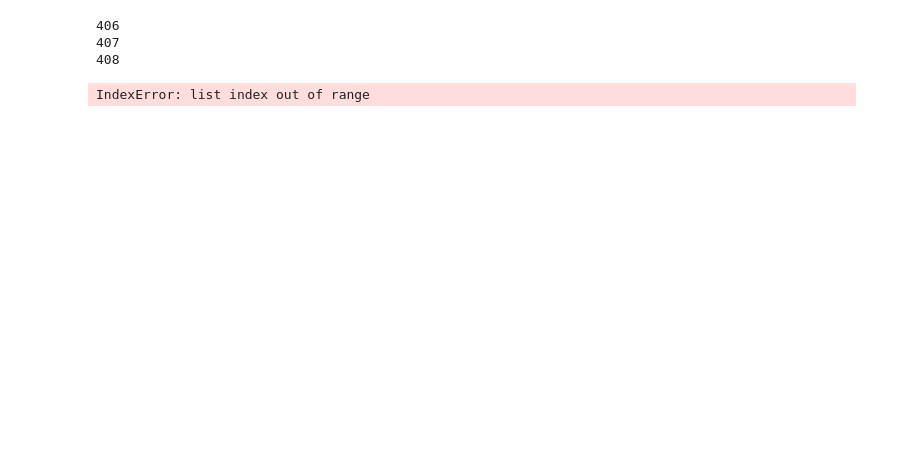
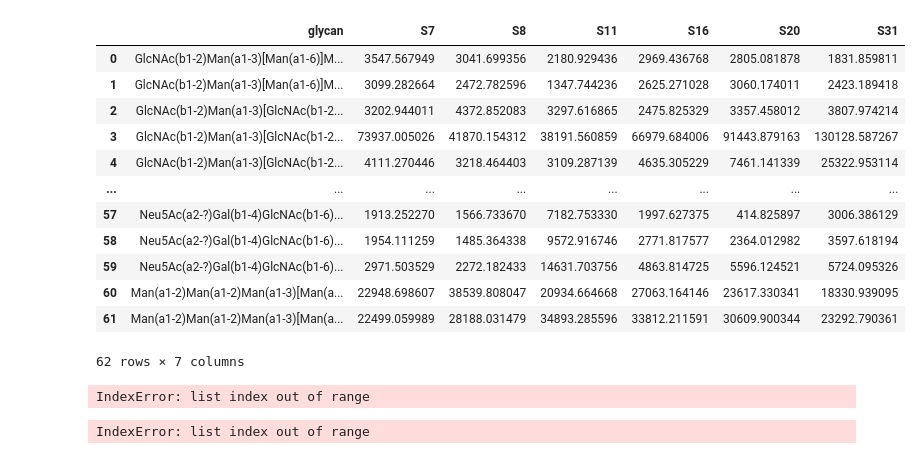
Before and after one commit to fubin1999/HCC-N-glycome, a Jupyter notebook: src/network/try_get_differential_biosynthesis.ipynb, the cells around one changed output. Cells and saved outputs as stored; diff of their text form; code cells hidden in the pictures; blank space fills up the shorter version.

Commit message:
Did more debugging on `get_differential_biosynthesis`.

```diff
--- a/src/network/try_get_differential_biosynthesis.ipynb
+++ b/src/network/try_get_differential_biosynthesis.ipynb
@@ -49,8 +48,22 @@ group2 = (np.where(data.group == "HCC")[0]+1).tolist()
-# %%
-print(max(group1))
-print(max(group2))
-print(len(prepared.columns))
-# %% [output]
-406
-407
-408
+# %%
+group1_sub = group1[:3]
+group2_sub = group2[:3]
+prepared_sub = prepared.iloc[:, [0] + group1_sub + group2_sub]
+group1_sub = [1, 2, 3]
+group2_sub = [4, 5, 6]
+# %%
+prepared_sub
+# %% [output]
+|  | glycan | S7 | S8 | S11 | S16 | S20 | S31 |
+| 0 | GlcNAc(b1-2)Man(a1-3)[Man(a1-6)]M... | 3547.567949 | 3041.699356 | 2180.929436 | 2969.436768 | 2805.081878 | 1831.859811 |
+| 1 | GlcNAc(b1-2)Man(a1-3)[Man(a1-6)]M... | 3099.282664 | 2472.782596 | 1347.744236 | 2625.271028 | 3060.174011 | 2423.189418 |
+| 2 | GlcNAc(b1-2)Man(a1-3)[GlcNAc(b1-2... | 3202.944011 | 4372.852083 | 3297.616865 | 2475.825329 | 3357.458012 | 3807.974214 |
+| 3 | GlcNAc(b1-2)Man(a1-3)[GlcNAc(b1-2... | 73937.005026 | 41870.154312 | 38191.560859 | 66979.684006 | 91443.879163 | 130128.587267 |
+| 4 | GlcNAc(b1-2)Man(a1-3)[GlcNAc(b1-2... | 4111.270446 | 3218.464403 | 3109.287139 | 4635.305229 | 7461.141339 | 25322.953114 |
+| ... | ... | ... | ... | ... | ... | ... | ... |
+| 57 | Neu5Ac(a2-?)Gal(b1-4)GlcNAc(b1-6)... | 1913.252270 | 1566.733670 | 7182.753330 | 1997.627375 | 414.825897 | 3006.386129 |
+| 58 | Neu5Ac(a2-?)Gal(b1-4)GlcNAc(b1-6)... | 1954.111259 | 1485.364338 | 9572.916746 | 2771.817577 | 2364.012982 | 3597.618194 |
+| 59 | Neu5Ac(a2-?)Gal(b1-4)GlcNAc(b1-6)... | 2971.503529 | 2272.182433 | 14631.703756 | 4863.814725 | 5596.124521 | 5724.095326 |
+| 60 | Man(a1-2)Man(a1-2)Man(a1-3)[Man(a... | 22948.698607 | 38539.808047 | 20934.664668 | 27063.164146 | 23617.330341 | 18330.939095 |
+| 61 | Man(a1-2)Man(a1-2)Man(a1-3)[Man(a... | 22499.059989 | 28188.031479 | 34893.285596 | 33812.211591 | 30609.900344 | 23292.790361 |
+62 rows × 7 columns
@@ -59,2 +74,7 @@ result = get_differential_biosynthesis(prepared, group1, group2)
 # %% [output]
 IndexError: list index out of range
+# %%
+prepared_sub = pd.read_csv("/Users/fubin/Downloads/prepared.csv")
+result = get_differential_biosynthesis(prepared_sub, [1, 2, 3], [4, 5, 6])
+# %% [output]
+IndexError: list index out of range
```
Also changed, not shown: parts of 7 cells of this notebook.
